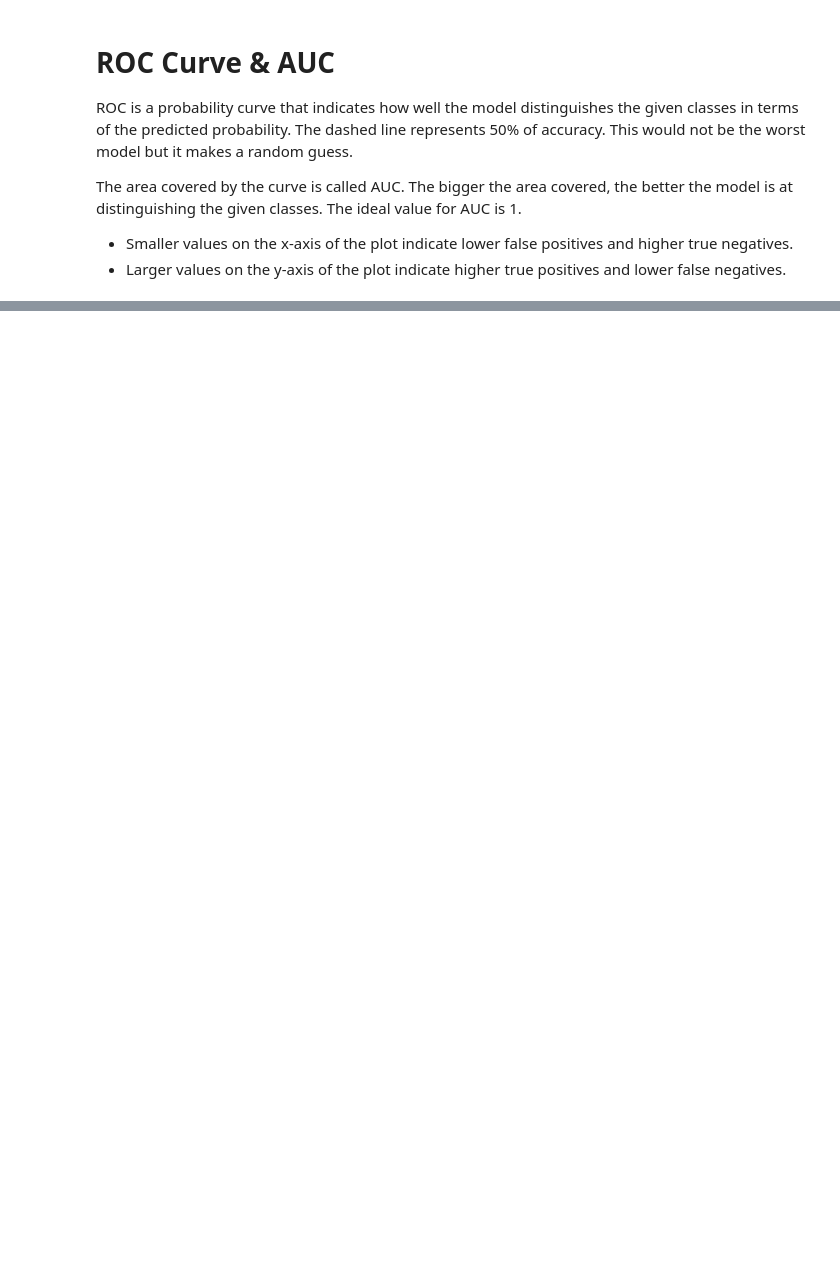
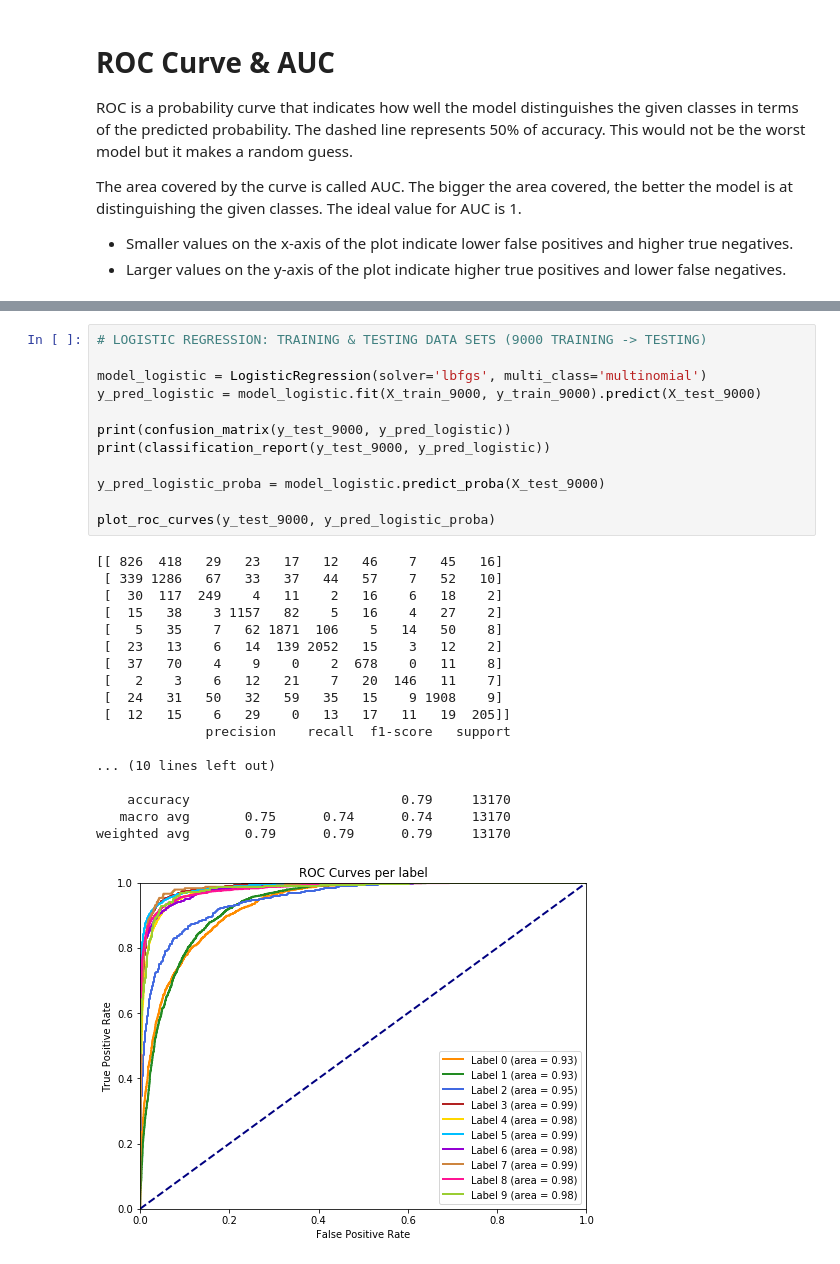
Before and after one commit to csar95/CW2_Trees_Regression_NNs, a Jupyter notebook: LinearClassifier.ipynb, the cells around one changed output, grey strips where cells are left out. Cells and saved outputs as stored; diff of their text form; blank space fills up the shorter version.

```diff
--- a/LinearClassifier.ipynb
+++ b/LinearClassifier.ipynb
@@ -198,0 +173,31 @@ weighted avg       0.83      0.83      0.83     12660
+# %%
+# LOGISTIC REGRESSION: TRAINING & TESTING DATA SETS (9000 TRAINING -> TESTING)
+
+model_logistic = LogisticRegression(solver='lbfgs', multi_class='multinomial')
+y_pred_logistic = model_logistic.fit(X_train_9000, y_train_9000).predict(X_test_9000)
+
+print(confusion_matrix(y_test_9000, y_pred_logistic))
+print(classification_report(y_test_9000, y_pred_logistic))
+
+y_pred_logistic_proba = model_logistic.predict_proba(X_test_9000)
+
+plot_roc_curves(y_test_9000, y_pred_logistic_proba)
+# %% [output]
+[[ 826  418   29   23   17   12   46    7   45   16]
+ [ 339 1286   67   33   37   44   57    7   52   10]
+ [  30  117  249    4   11    2   16    6   18    2]
+ [  15   38    3 1157   82    5   16    4   27    2]
+ [   5   35    7   62 1871  106    5   14   50    8]
+ [  23   13    6   14  139 2052   15    3   12    2]
+ [  37   70    4    9    0    2  678    0   11    8]
+ [   2    3    6   12   21    7   20  146   11    7]
+ [  24   31   50   32   59   35   15    9 1908    9]
+ [  12   15    6   29    0   13   17   11   19  205]]
+              precision    recall  f1-score   support
+
+... (10 lines left out)
+
+    accuracy                           0.79     13170
+   macro avg       0.75      0.74      0.74     13170
+weighted avg       0.79      0.79      0.79     13170
+[figure, added]
```
Also changed, not shown: parts of 12 cells of this notebook.
